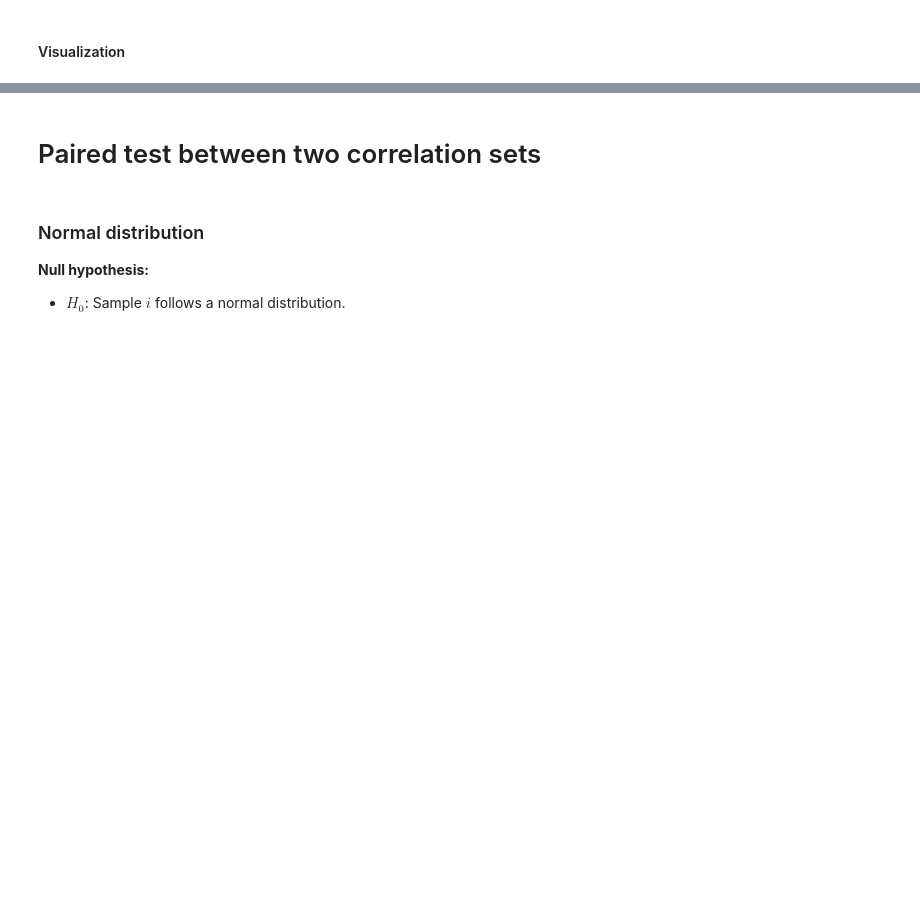
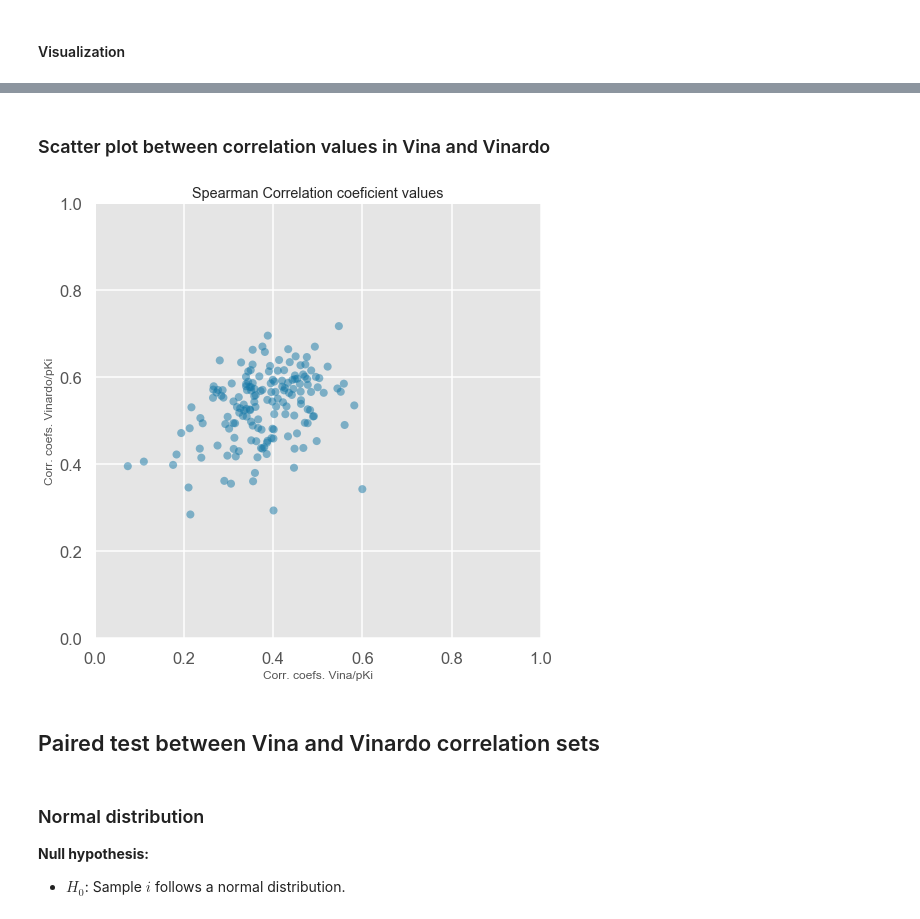
Before and after one commit to jRicciL/ERK2_notebooks, a Jupyter notebook: X_Reviewing_Fourches_work/Docking_results_against_pKi_values.ipynb, the cells around one changed output, grey strips where cells are left out. Drawn from its saved outputs; the diff is of its cells as text; code cells hidden in the pictures; blank space fills up the shorter version.

```diff
--- a/X_Reviewing_Fourches_work/Docking_results_against_pKi_values.ipynb
+++ b/X_Reviewing_Fourches_work/Docking_results_against_pKi_values.ipynb
@@ -177,6 +192,19 @@ print('Each point belongs to a protein crystal conformation.')
 Each point belongs to a protein crystal conformation.
+# %% [markdown]
+### Scatter plot between correlation values in Vina and Vinardo
+# %%
+figure, ax = plt.subplots(figsize=(8, 8))
+ax = sns.scatterplot(x='Vina', y='Vinardo', data=df_, color='#1578A7', edgecolor='none', alpha=0.5, s=65)
+ax.set_xlabel('Corr. coefs. Vina/pKi')
+ax.set_ylabel('Corr. coefs. Vinardo/pKi')
+ax.set_title('Spearman Correlation coeficient values')
+plt.xlim((0,1)); plt.ylim((0,1))
+plt.grid(color='white')
+plt.show()
+# %% [output]
+[figure, added]
 # %% [markdown]
-# Paired test between two correlation sets
+## Paired test between Vina and Vinardo correlation sets
 # %%
 import scipy.stats as stats
 # %% [markdown]
```
Also changed, not shown: parts of 22 cells of this notebook.
